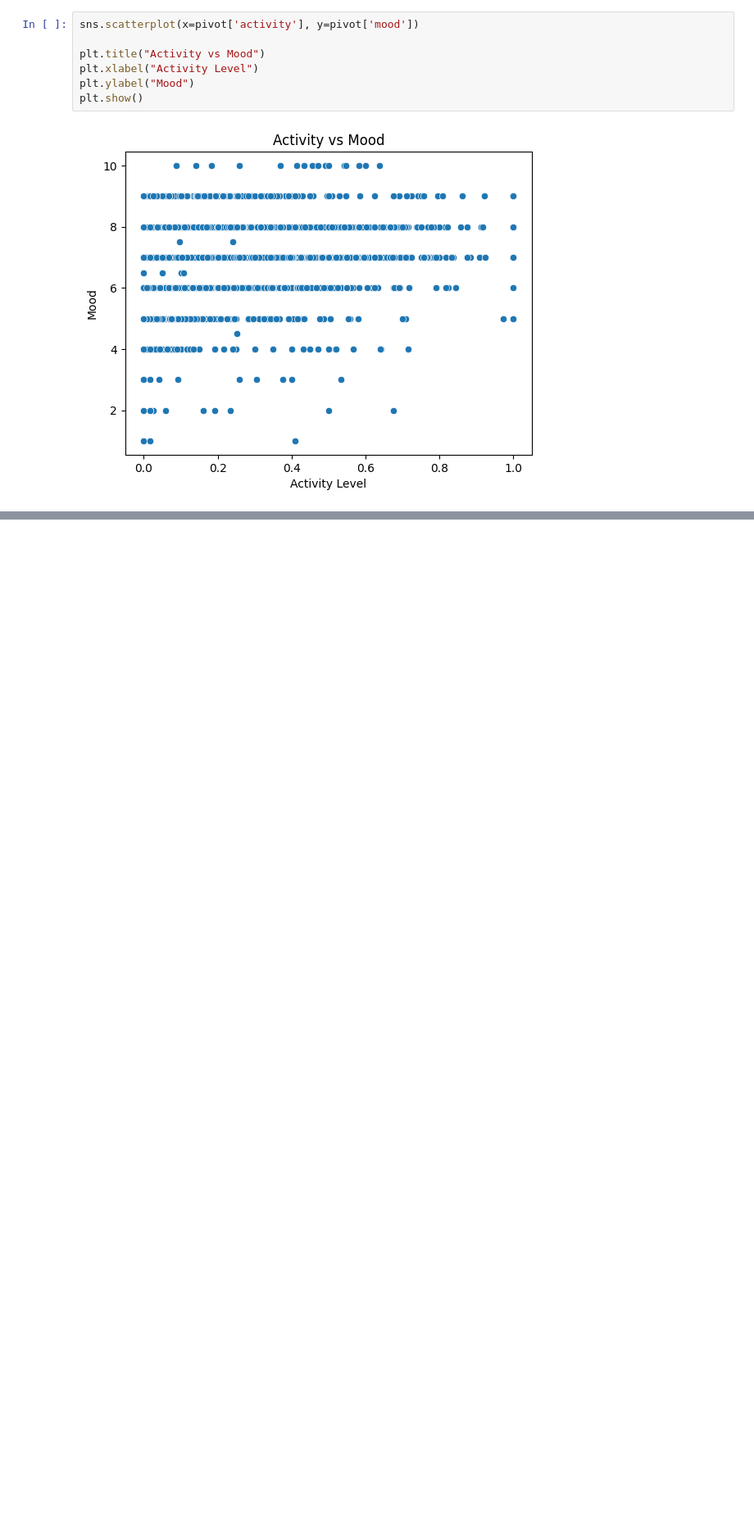
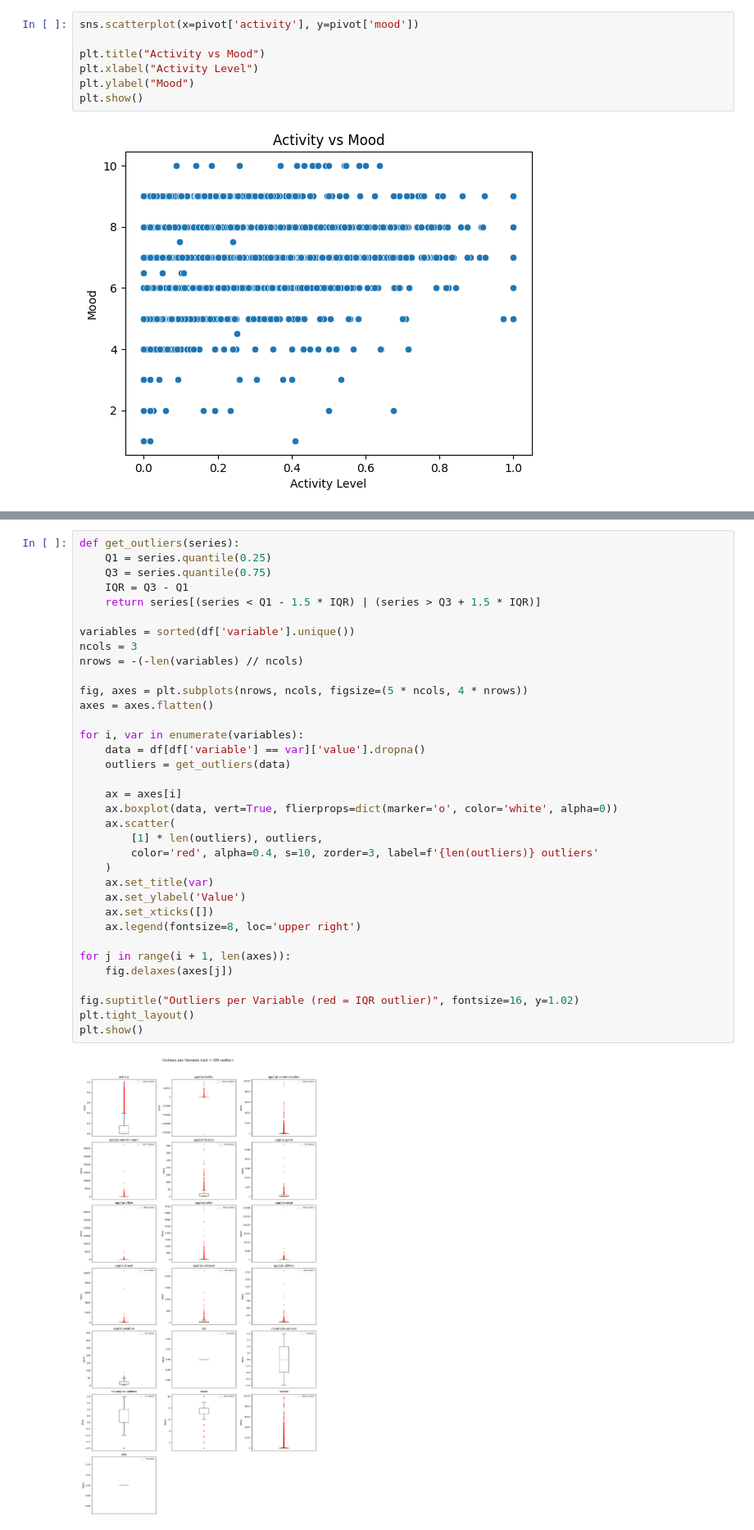
Before and after one commit to PJWVDH/Data-mining-techniques, a Jupyter notebook: dylan.ipynb, the cells around one changed output, grey strips where cells are left out. Shown at 82% size. Drawn from its saved outputs; the diff is of its cells as text; blank space fills up the shorter version.

```diff
--- a/dylan.ipynb
+++ b/dylan.ipynb
@@ -131,0 +155,37 @@ plt.show()
+# %%
+def get_outliers(series):
+    Q1 = series.quantile(0.25)
+    Q3 = series.quantile(0.75)
+    IQR = Q3 - Q1
+    return series[(series < Q1 - 1.5 * IQR) | (series > Q3 + 1.5 * IQR)]
+
+variables = sorted(df['variable'].unique())
+ncols = 3
+nrows = -(-len(variables) // ncols)
+
+fig, axes = plt.subplots(nrows, ncols, figsize=(5 * ncols, 4 * nrows))
+axes = axes.flatten()
+
+for i, var in enumerate(variables):
+    data = df[df['variable'] == var]['value'].dropna()
+    outliers = get_outliers(data)
+
+    ax = axes[i]
+    ax.boxplot(data, vert=True, flierprops=dict(marker='o', color='white', alpha=0))
+    ax.scatter(
+        [1] * len(outliers), outliers,
+        color='red', alpha=0.4, s=10, zorder=3, label=f'{len(outliers)} outliers'
+    )
+    ax.set_title(var)
+    ax.set_ylabel('Value')
+    ax.set_xticks([])
+    ax.legend(fontsize=8, loc='upper right')
+
+for j in range(i + 1, len(axes)):
+    fig.delaxes(axes[j])
+
+fig.suptitle("Outliers per Variable (red = IQR outlier)", fontsize=16, y=1.02)
+plt.tight_layout()
+plt.show()
+# %% [output]
+[figure, added]
```
Also changed, not shown: parts of 9 cells of this notebook.
